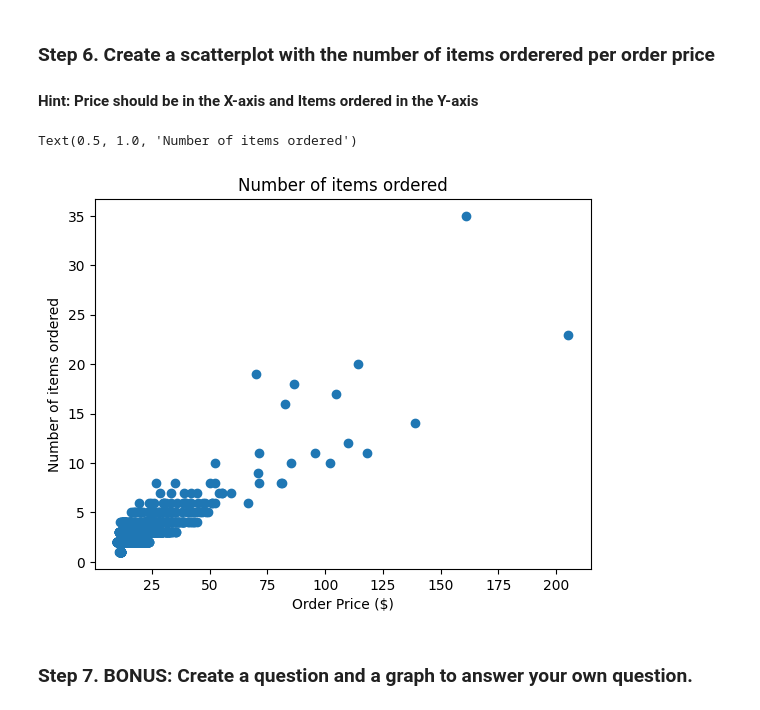
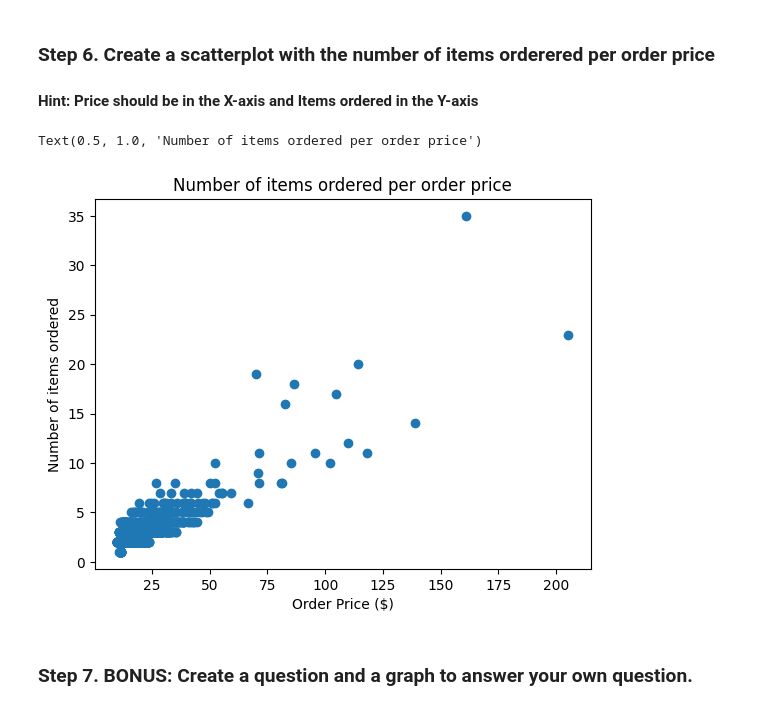
Before and after one commit to Rashay01/pandas_exercises, a Jupyter notebook: Exercise-2.ipynb, the cells around one changed output. Saved outputs shown, nothing was run; the diff lists cells and outputs as text; code cells hidden in the pictures.

```diff
--- a/Exercise-2.ipynb
+++ b/Exercise-2.ipynb
@@ -64,13 +64,13 @@ Text(0.5, 1.0, 'Top 5 items bought')
 # %%
 chipo['item_price'] = chipo["item_price"].apply(lambda x: float(x[1:].strip()))
 orders = chipo.groupby('order_id').aggregate({'quantity': "sum", 'item_price':'sum'})
 
 plt.scatter(orders['item_price'], orders['quantity'].values)
 plt.xlabel("Order Price ($)")
 plt.ylabel("Number of items ordered")
-plt.title("Number of items ordered")
+plt.title("Number of items ordered per order price")
 # %% [output]
-Text(0.5, 1.0, 'Number of items ordered')
+Text(0.5, 1.0, 'Number of items ordered per order price')
-[figure, old version]
+[figure, new version]
 # %% [markdown]
 ### Step 7. BONUS: Create a question and a graph to answer your own question.
```
Also changed, not shown: parts of 2 cells of this notebook.
